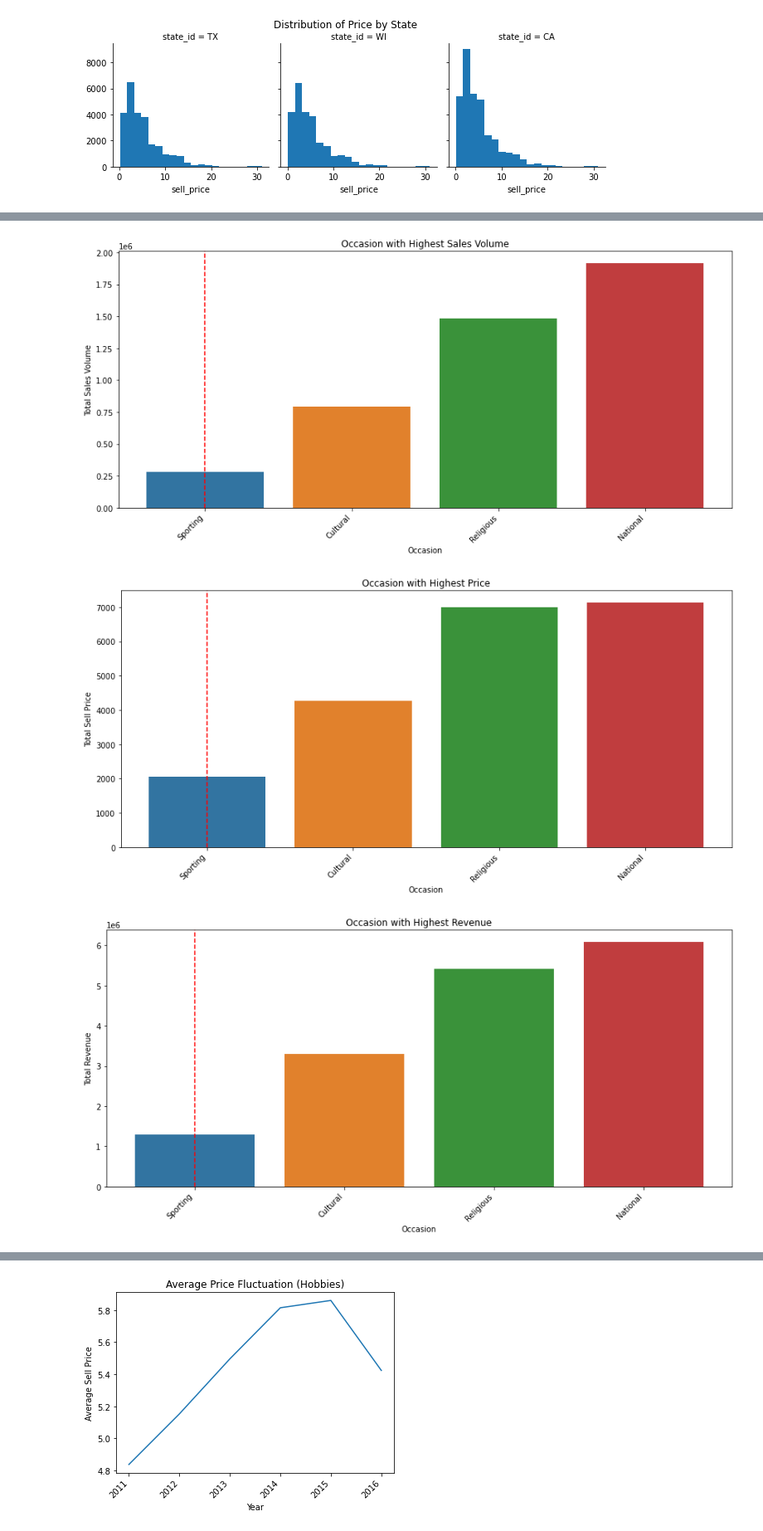
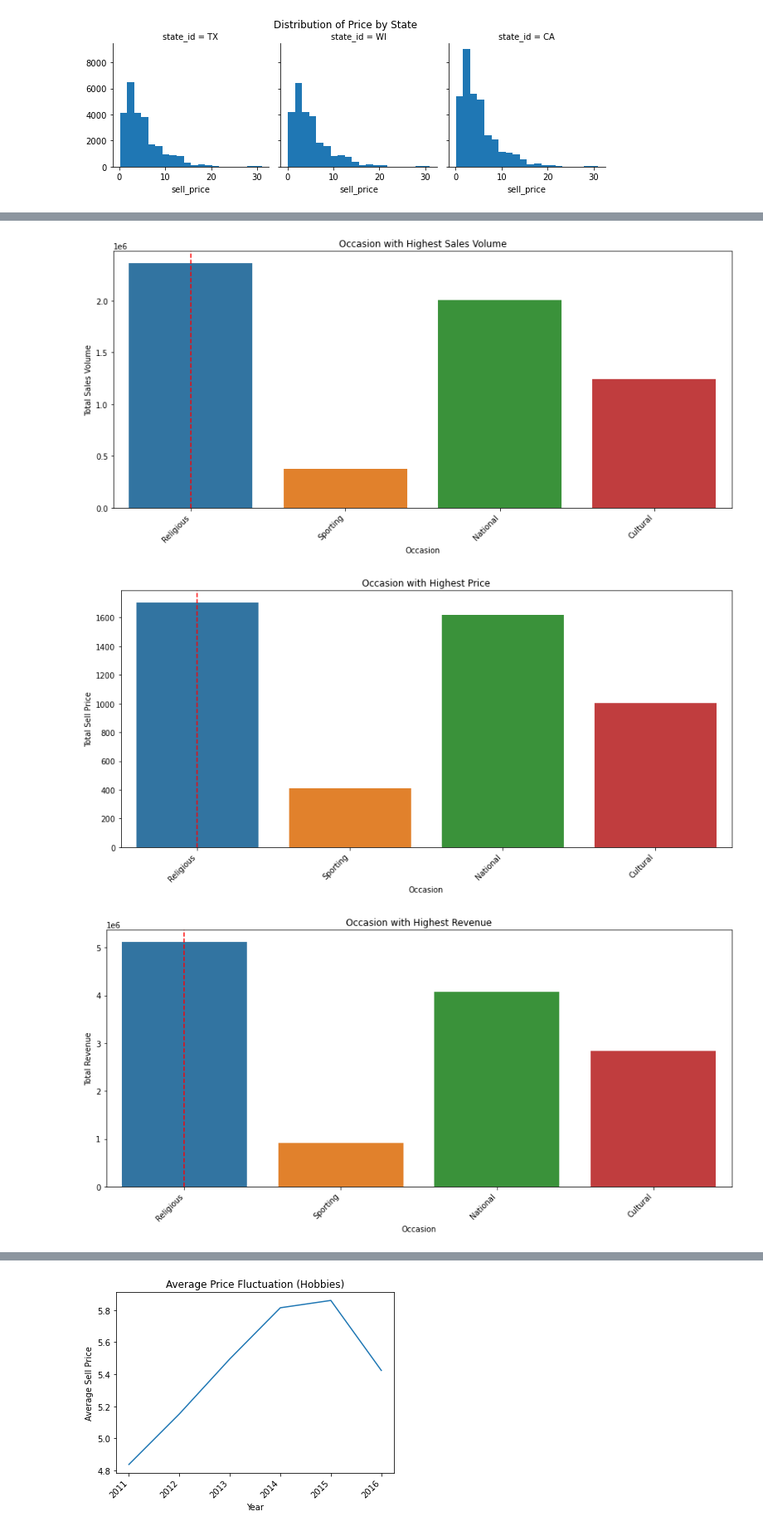
Before and after one commit to janiceivana/DS_05, a Jupyter notebook: R converted Data Analysis.ipynb, the cells around one changed output, grey strips where cells are left out. Shown at 83% size. Saved outputs shown, nothing was run; the diff lists cells and outputs as text; code cells hidden in the pictures.

Commit message:
Update R converted Data Analysis.ipynb
create dynamic pricing for price optimization

```diff
--- a/R converted Data Analysis.ipynb
+++ b/R converted Data Analysis.ipynb
@@ -483,16 +613,18 @@ import matplotlib.pyplot as plt
 import seaborn as sns
 
 # Assuming hobbies_merge is a pandas DataFrame
-max_occasion = hobbies_merge[hobbies_merge['event_type_1'].str.strip() != ''].groupby('event_type_1')['sum_unit_sold'].sum().idxmax()
+max_occasion_foods = foods_merge[foods_merge['event_type_1'].str.strip() != ''].groupby('event_type_1')['sum_unit_sold'].sum().idxmax()
 
 plt.figure(figsize=(12, 6))
-sns.barplot(x='event_type_1', y='sum_unit_sold', data=hobbies_merge, estimator=sum, ci=None)
+sns.barplot(x='event_type_1', y='sum_unit_sold', data=foods_merge, estimator=sum, ci=None)
 plt.title('Occasion with Highest Sales Volume')
 plt.xlabel('Occasion')
 plt.ylabel('Total Sales Volume')
 
+max_occasion_index_foods = foods_merge['event_type_1'].dropna().unique().tolist().index(max_occasion_foods)
+
 # Add a vertical line for the occasion with the highest sales volume
-plt.axvline(x=max_occasion, linestyle='dashed', color='red')
+plt.axvline(x=max_occasion_index_foods, linestyle='dashed', color='red')
 
 plt.xticks(rotation=45, ha='right')
 plt.tight_layout()
@@ -502,40 +634,44 @@ import matplotlib.pyplot as plt
 import seaborn as sns
 
 # Assuming hobbies_merge is a pandas DataFrame
-max_occasion_price = hobbies_merge[hobbies_merge['event_type_1'].str.strip() != ''].groupby('event_type_1')['sell_price'].sum().idxmax()
+max_occasion_price_foods = foods_merge[foods_merge['event_type_1'].str.strip() != ''].groupby('event_type_1')['sell_price'].sum().idxmax()
 
 plt.figure(figsize=(12, 6))
-sns.barplot(x='event_type_1', y='sell_price', data=hobbies_merge, estimator=sum, ci=None)
+sns.barplot(x='event_type_1', y='sell_price', data=foods_merge, estimator=sum, ci=None)
 plt.title('Occasion with Highest Price')
 plt.xlabel('Occasion')
 plt.ylabel('Total Sell Price')
 
+max_occasion_index_price = foods_merge['event_type_1'].dropna().unique().tolist().index(max_occasion_price_foods)
+
 # Add a vertical line for the occasion with the highest price
-plt.axvline(x=max_occasion_price, linestyle='dashed', color='red')
+plt.axvline(x=max_occasion_index_price, linestyle='dashed', color='red')
 
 plt.xticks(rotation=45, ha='right')
 plt.tight_layout()
 plt.show()
 
 import pandas as pd
 import matplotlib.pyplot as plt
 
 # Find occasion with highest revenue
-max_occasion_revenue = hobbies_merge[hobbies_merge['event_type_1'].str.strip() != ''].groupby('event_type_1')['sales'].sum().idxmax()
+max_occasion_revenue_foods = foods_merge[foods_merge['event_type_1'].str.strip() != ''].groupby('event_type_1')['sales'].sum().idxmax()
 
 plt.figure(figsize=(12, 6))
-sns.barplot(x='event_type_1', y='sales', data=hobbies_merge, estimator=sum, ci=None)
+sns.barplot(x='event_type_1', y='sales', data=foods_merge, estimator=sum, ci=None)
 plt.title('Occasion with Highest Revenue')
 plt.xlabel('Occasion')
 plt.ylabel('Total Revenue')
 
+max_occasion_index_revenue = foods_merge['event_type_1'].dropna().unique().tolist().index(max_occasion_revenue_foods)
+
 # Add a vertical line for the occasion with the highest revenue
-plt.axvline(x=max_occasion_revenue, linestyle='dashed', color='red')
+plt.axvline(x=max_occasion_index_revenue, linestyle='dashed', color='red')
 
 plt.xticks(rotation=45, ha='right')
 plt.tight_layout()
 plt.show()
 # %% [output]
-[figure, old version]
+[figure, new version]
-[figure, old version]
+[figure, new version]
-[figure, old version]
+[figure, new version]
```
Also changed, not shown: parts of 24 cells of this notebook.
